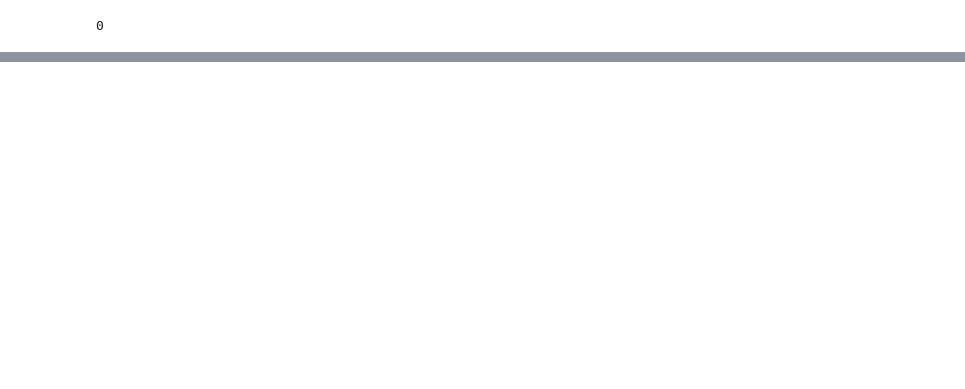
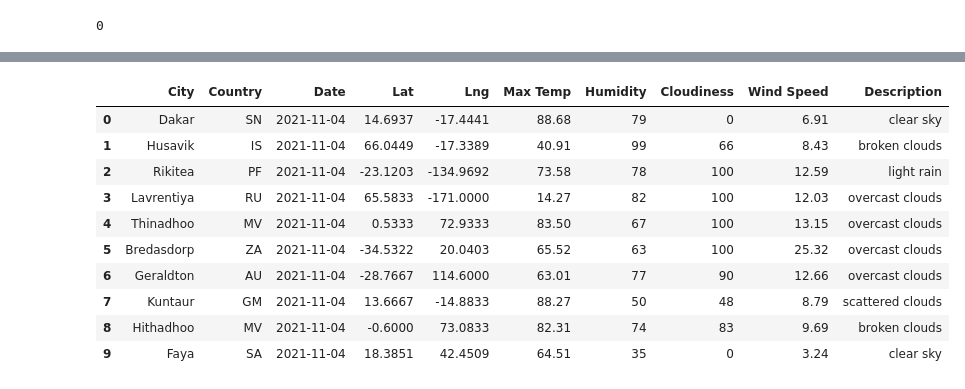
Before and after one commit to rachael-meinders/world_weather_analysis, a Jupyter notebook: Weather_database/Weather_database.ipynb, the cells around one changed output, grey strips where cells are left out. Saved outputs shown, nothing was run; the diff lists cells and outputs as text; code cells hidden in the pictures; blank space fills up the shorter version.

```diff
--- a/Weather_database/Weather_database.ipynb
+++ b/Weather_database/Weather_database.ipynb
@@ -147,0 +158,17 @@ city_data_df.head(10)
+# %%
+new_column_order = ['City', 'Country',  'Date', 'Lat', 'Lng', 'Max Temp', 'Humidity', 'Cloudiness', 'Wind Speed', 'Description']
+
+city_data_df = city_data_df[new_column_order]
+city_data_df.head(10)
+# %% [output]
+|  | City | Country | Date | Lat | Lng | Max Temp | Humidity | Cloudiness | Wind Speed | Description |
+| 0 | Dakar | SN | 2021-11-04 | 14.6937 | -17.4441 | 88.68 | 79 | 0 | 6.91 | clear sky |
+| 1 | Husavik | IS | 2021-11-04 | 66.0449 | -17.3389 | 40.91 | 99 | 66 | 8.43 | broken clouds |
+| 2 | Rikitea | PF | 2021-11-04 | -23.1203 | -134.9692 | 73.58 | 78 | 100 | 12.59 | light rain |
+| 3 | Lavrentiya | RU | 2021-11-04 | 65.5833 | -171.0000 | 14.27 | 82 | 100 | 12.03 | overcast clouds |
+| 4 | Thinadhoo | MV | 2021-11-04 | 0.5333 | 72.9333 | 83.50 | 67 | 100 | 13.15 | overcast clouds |
+| 5 | Bredasdorp | ZA | 2021-11-04 | -34.5322 | 20.0403 | 65.52 | 63 | 100 | 25.32 | overcast clouds |
+| 6 | Geraldton | AU | 2021-11-04 | -28.7667 | 114.6000 | 63.01 | 77 | 90 | 12.66 | overcast clouds |
+| 7 | Kuntaur | GM | 2021-11-04 | 13.6667 | -14.8833 | 88.27 | 50 | 48 | 8.79 | scattered clouds |
+| 8 | Hithadhoo | MV | 2021-11-04 | -0.6000 | 73.0833 | 82.31 | 74 | 83 | 9.69 | broken clouds |
+| 9 | Faya | SA | 2021-11-04 | 18.3851 | 42.4509 | 64.51 | 35 | 0 | 3.24 | clear sky |
```
Also changed, not shown: parts of 7 cells of this notebook.
